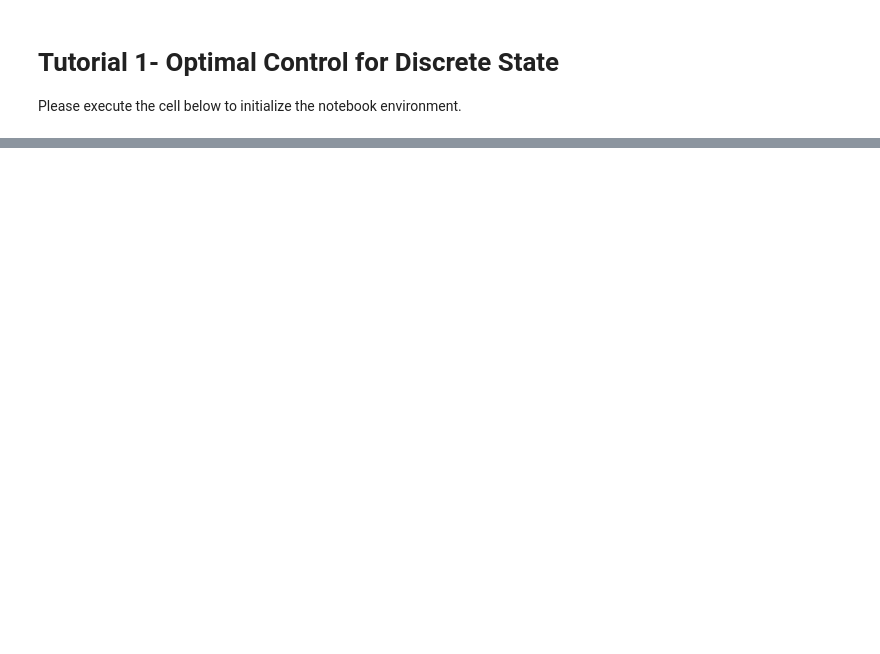
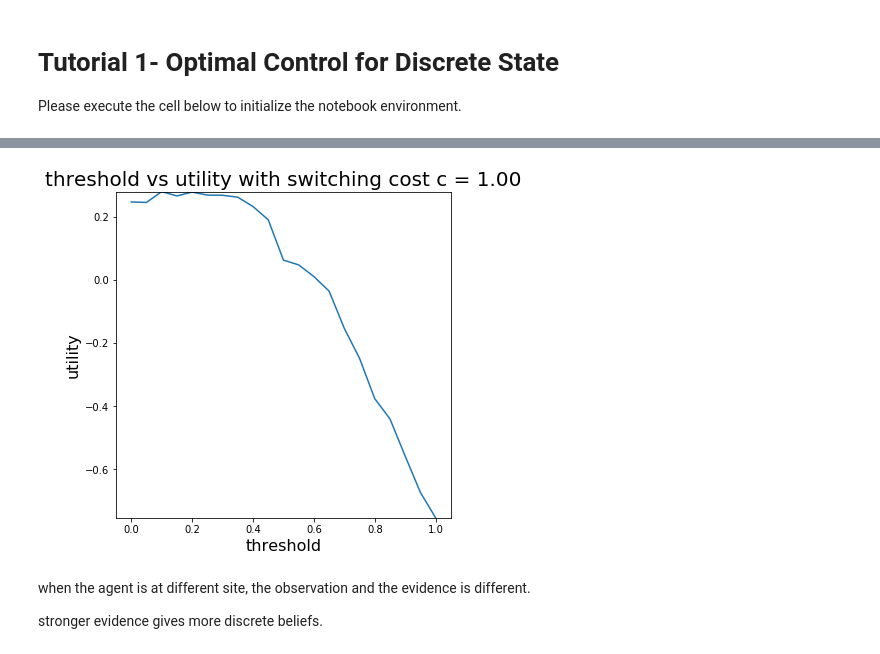
Before and after one commit to zhengww/NeuroMatchAcademy, a Jupyter notebook: Tutorial1_optimal_control_discrete.ipynb, the cells around one changed output, grey strips where cells are left out. Drawn from its saved outputs; the diff is of its cells as text; code cells hidden in the pictures; blank space fills up the shorter version.

```diff
--- a/Tutorial1_optimal_control_discrete.ipynb
+++ b/Tutorial1_optimal_control_discrete.ipynb
@@ -229,0 +261,11 @@ plot_val_thre(threshold_array, value_array)
+# %%
+def utility_function(obs, act, cost_sw):
+    """
+    utility function
+    """
+    act_int = (act == "switch" ).astype(int)
+
+    T = len(obs)
+    utility = (np.sum(obs) - np.sum(act_int) * cost_sw) / T
+
+    return utility
@@ -229,0 +277,30 @@ plot_val_thre(threshold_array, value_array)
+# %%
+# Brute force for optimal policy, what is the best threshold
+# This function will be needed for the second excercise
+def utility_threshold(params, cost_sw, step):
+    threshold_array = np.arange(0, 1 + step, step)
+    utility_array = np.zeros(threshold_array.shape)
+
+    T, p_sw, rp_high, rp_low, _ = params
+
+    for i in range(len(threshold_array)):
+        threshold = threshold_array[i]
+
+        params = [T, p_sw, rp_high, rp_low, threshold]
+        binaryHMM_test = binaryHMM(params)
+        _, _, act, obs, _ = binaryHMM_test.generateProcess()
+
+        utility_array[i] = utility_function(obs, act, cost_sw)
+
+    return threshold_array, utility_array
+
+def plot_utility_threshold(params, cost_sw, step = 0.05):
+    threshold_array, utility_array = utility_threshold(params, cost_sw, step)
+
+    fig_, ax = plt.subplots(1, 1, figsize=(6, 6))
+    ax.plot(threshold_array, utility_array)
+    ax.set_ylim([np.min(utility_array), np.max(utility_array)])
+    ax.set_title('threshold vs utility with switching cost c = %.2f'%cost_sw, fontsize = 20)
+    ax.set_xlabel('threshold', fontsize = 16)
+    ax.set_ylabel('utility', fontsize = 16)
+    plt.show()
@@ -229,0 +313,9 @@ plot_val_thre(threshold_array, value_array)
+# %%
+params = [T, p_sw, rp_high, rp_low, _]
+plot_utility_threshold(params, cost_sw)
+# %% [output]
+[figure, added]
+# %% [markdown]
+when the agent is at different site, the observation and the evidence is different.
+
+stronger evidence gives more discrete beliefs.
```
Also changed, not shown: parts of 20 cells of this notebook, 3 other files.
